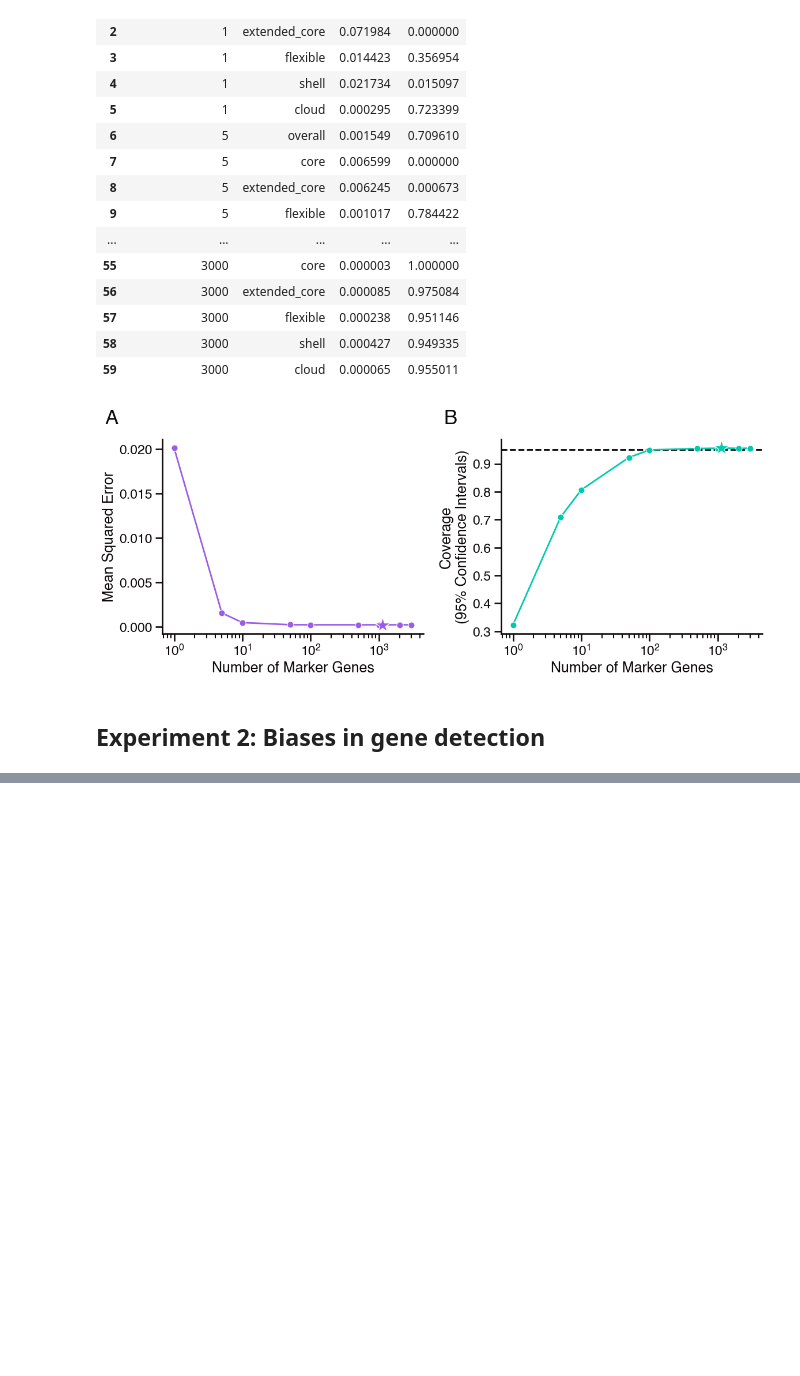
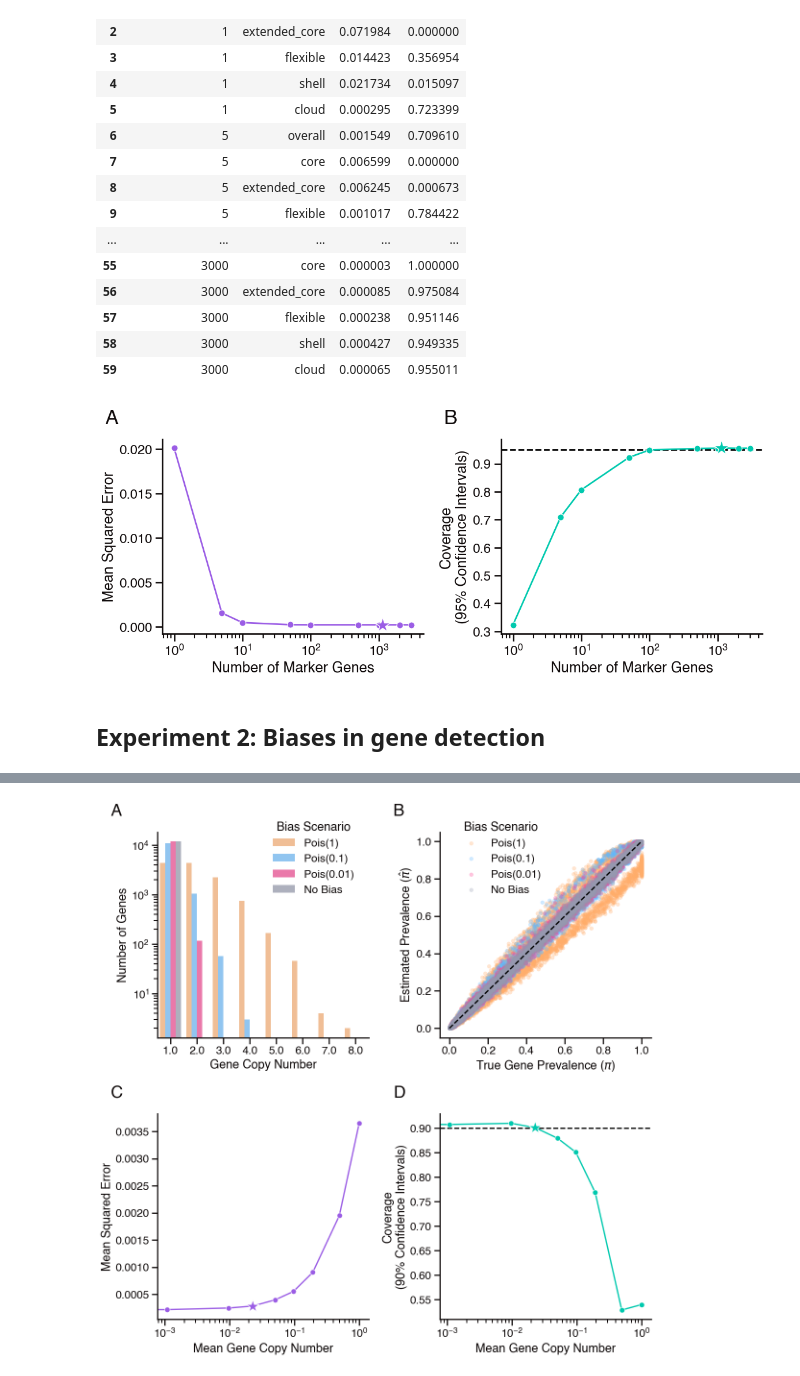
Before and after one commit to blasks/gene-prevalence, a Jupyter notebook: experiments/3-model-misspecification-simulations.ipynb, the cells around one changed output, grey strips where cells are left out. Saved outputs shown, nothing was run; the diff lists cells and outputs as text; code cells hidden in the pictures; blank space fills up the shorter version.

```diff
--- a/experiments/3-model-misspecification-simulations.ipynb
+++ b/experiments/3-model-misspecification-simulations.ipynb
@@ -367,0 +694,94 @@ plt.show()
+# %%
+# build multi-panel figure showing results from copy number experiment
+
+# build figure with 2 rows and 2 columns of subplots
+fig, axes = plt.subplots(2, 2, figsize=(12, 12))
+
+# build plot A: overlay of gene detection bias distributions for different mean copy numbers
+subset = ['Pois(1)', 'Pois(0.1)', 'Pois(0.01)', 'No Bias']
+color_mapping = dict(zip(subset, [palette[i] for i in [1, 7, 3, 5][:len(subset)]]))
+subset_df = counts_df[subset].melt(
+    var_name='label', value_name='gene_count').groupby(
+        'label')['gene_count'].value_counts().reset_index()
+sns.barplot(
+    data=subset_df,
+    x='gene_count',
+    y='count',
+    hue='label',
+    hue_order=subset,
+    palette=color_mapping,
+    alpha=0.8,
+    ax=axes[0, 0]
+)
+axes[0, 0].set_xlabel("Gene Copy Number")
+axes[0, 0].set_ylabel("Number of Genes")
+# axes[0, 0].set_xlim(0, 1.05)
+axes[0, 0].set_yscale('log')
+axes[0, 0].legend(title="Bias Scenario", bbox_to_anchor=(0.5, 1.1), loc='upper left')
+axes[0, 0].annotate("A", **annotation_kwargs)
+# plot B: scatterplots of true pi values vs. estimated pi values for each beta distribution parameter
+for i, label in enumerate(subset):
+    sns.scatterplot(
+        x=pi_predictions_df['true_pi'],
+        y=pi_predictions_df[label],
+        label=label,
+        color=color_mapping[label],
+        alpha=0.3,
+        s=30,
+        edgecolor=None,
+        ax=axes[0, 1]
+    )
+# add diagonal line for reference
+axes[0, 1].plot([0, 1], [0, 1], color='black', linestyle='--', zorder=1)
+axes[0, 1].set_xlabel(r"True Gene Prevalence ($\pi$)")
+axes[0, 1].set_ylabel(r"Estimated Prevalence ($\hat{\pi}$)")
+axes[0, 1].legend(title="Bias Scenario", bbox_to_anchor=(0.05, 1.1), loc='upper left')
+axes[0, 1].annotate("B", **annotation_kwargs)
+
+# plot C: MSE of estimated pi values compared to true pi values for each beta distribution parameter (overall category)
+overall_cn_df = cn_test_df[cn_test_df['category'] == 'overall']
+sns.lineplot(
+    data=overall_cn_df,
+    x='mean_cn_minus_one',
+    y='mse',
+    color=palette[0],
+    ax=axes[1, 0],
+    marker='o',
+    ms=8
+)
+axes[1, 0].set_xlabel("Mean Gene Copy Number")
+axes[1, 0].set_xscale('log')
+axes[1, 0].set_ylabel("Mean Squared Error")
+# mark the MSE for Pois(0.023) with a star
+mse_0023 = overall_cn_df[overall_cn_df['label'] == 'Pois(0.023)']['mse'].values[0]
+mean_cn_minus_one_0023 = overall_cn_df[overall_cn_df['label'] == 'Pois(0.023)']['mean_cn_minus_one'].values[0]
+axes[1, 0].plot(mean_cn_minus_one_0023, mse_0023, marker='*', color=palette[0], markersize=20, markeredgecolor='white')
+# annotation for subplot C
+axes[1, 0].annotate("C", **annotation_kwargs)
+
+# plot D: coverage of confidence intervals for each beta distribution parameter (overall category)
+sns.lineplot(
+    data=overall_cn_df,
+    x='mean_cn_minus_one',
+    y='coverage',
+    color=palette[2],
+    ax=axes[1, 1],
+    marker='o',
+    ms=8
+)
+axes[1, 1].set_xlabel("Mean Gene Copy Number")
+axes[1, 1].set_xscale('log')
+axes[1, 1].set_ylabel("Coverage\n(90% Confidence Intervals)")
+axes[1, 1].axhline(0.9, color='black', linestyle='--', zorder=1)
+# mark the coverage for Pois(0.023) with a star
+coverage_0023 = overall_cn_df[overall_cn_df['label'] == 'Pois(0.023)']['coverage'].values[0]
+axes[1, 1].plot(mean_cn_minus_one_0023, coverage_0023, marker='*', color=palette[2], markersize=20, markeredgecolor='white')
+# annotation for subplot D
+axes[1, 1].annotate("D", **annotation_kwargs)
+
+# show and save the figure
+plt.tight_layout()
+# plt.savefig("bias_simulation_results.png", dpi=300, bbox_inches='tight')
+plt.show()
+# %% [output]
+[figure, added]
```
Also changed, not shown: parts of 6 cells of this notebook, 2 other files.
